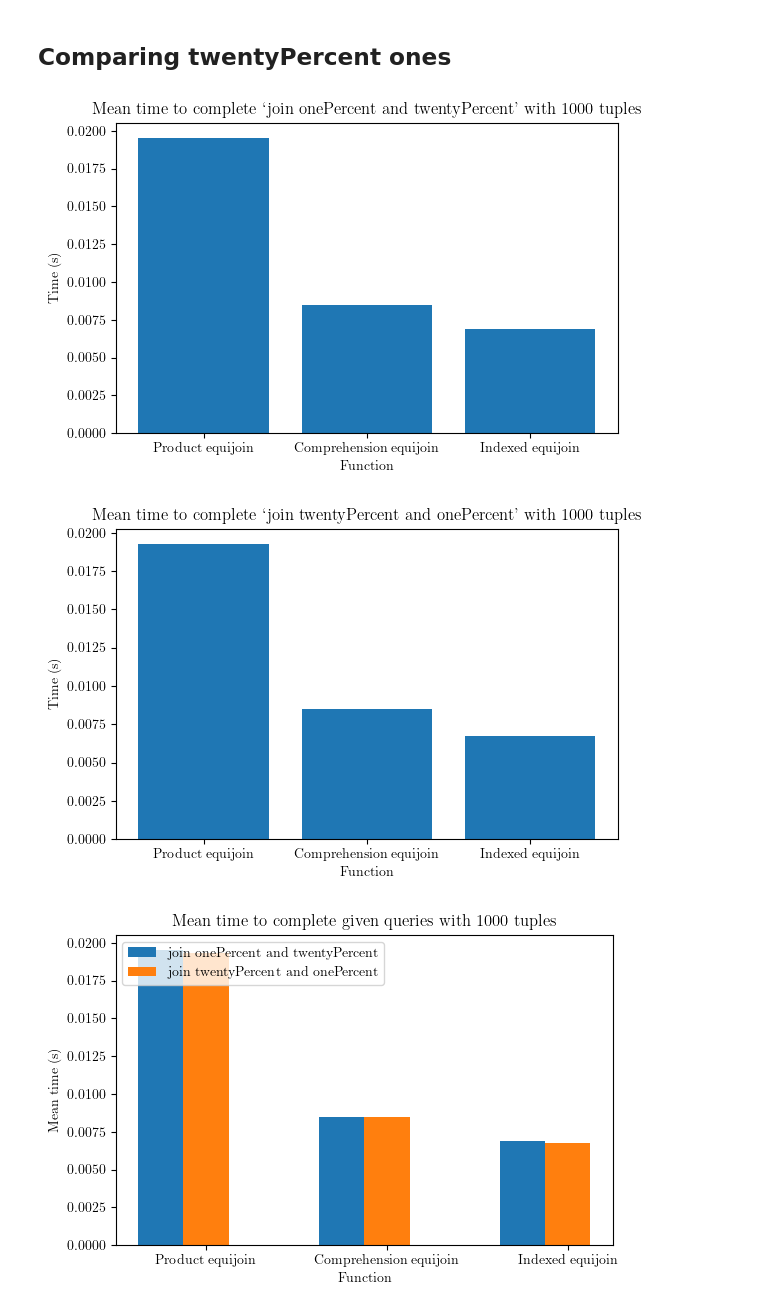
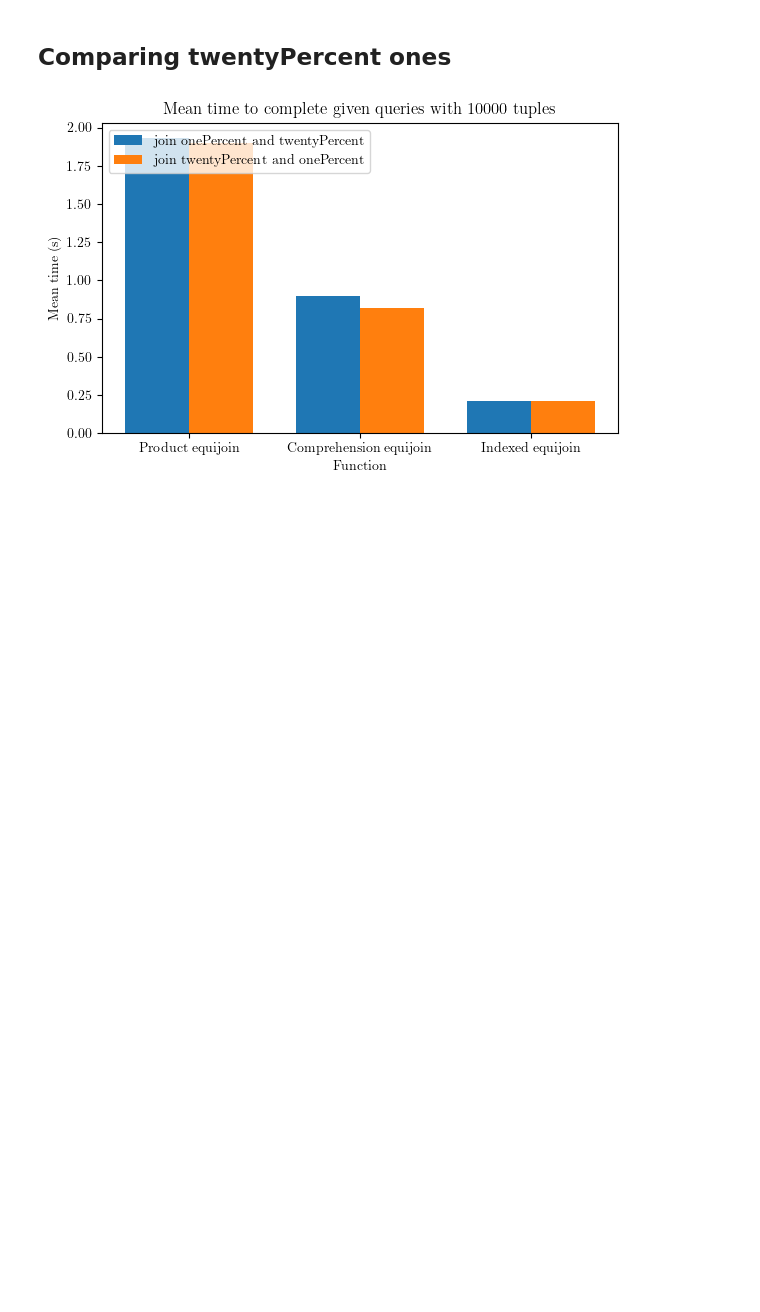
Before and after one commit to MatBon01/joinbench, a Jupyter notebook: analysis/joinbench.ipynb, the cells around one changed output. Saved outputs shown, nothing was run; the diff lists cells and outputs as text; code cells hidden in the pictures; blank space fills up the shorter version.

```diff
--- a/analysis/joinbench.ipynb
+++ b/analysis/joinbench.ipynb
@@ -287,20 +287,11 @@ Comprehension equijoin   -20.843916   -75.071061    -74.480953
 # %% [markdown]
 ## Comparing twentyPercent ones
 # %%
-benchmark: BenchmarkData = benchmarks.get_benchmark_with_count(1000)
+benchmark: BenchmarkData = benchmarks.get_benchmark_with_count(10000)
 benchmark_plotter = BenchmarkPlotter(benchmark)
 
 fig, ax = plt.subplots()
-benchmark_plotter.plot_benchmark_group_means(ax, 'join onePercent and twentyPercent')
-plt.show()
-
-fig, ax = plt.subplots()
-benchmark_plotter.plot_benchmark_group_means(ax, 'join twentyPercent and onePercent')
-plt.show()
-
-fig, ax = plt.subplots()
 benchmark_plotter.compare_query_means(ax, ['join onePercent and twentyPercent', 'join twentyPercent and onePercent'])
+plt.savefig(generate_figure_path(f"join onePercent and twentyPercent flipped {benchmark.get_tuple_count()} tuples"))
 # %% [output]
-[figure, old version]
+[figure, new version]
-[figure, removed]
-[figure, removed]
```
Also changed, not shown: parts of 8 cells of this notebook, 9 other files.
